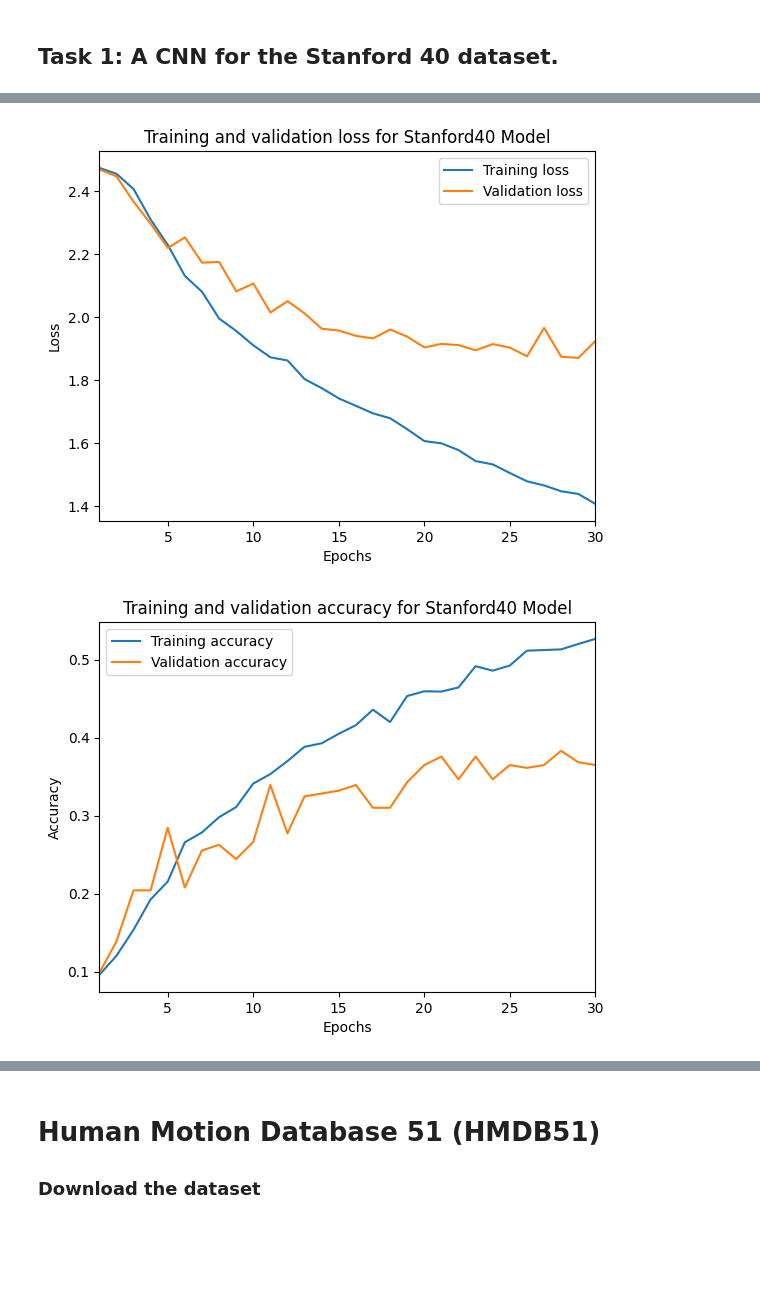
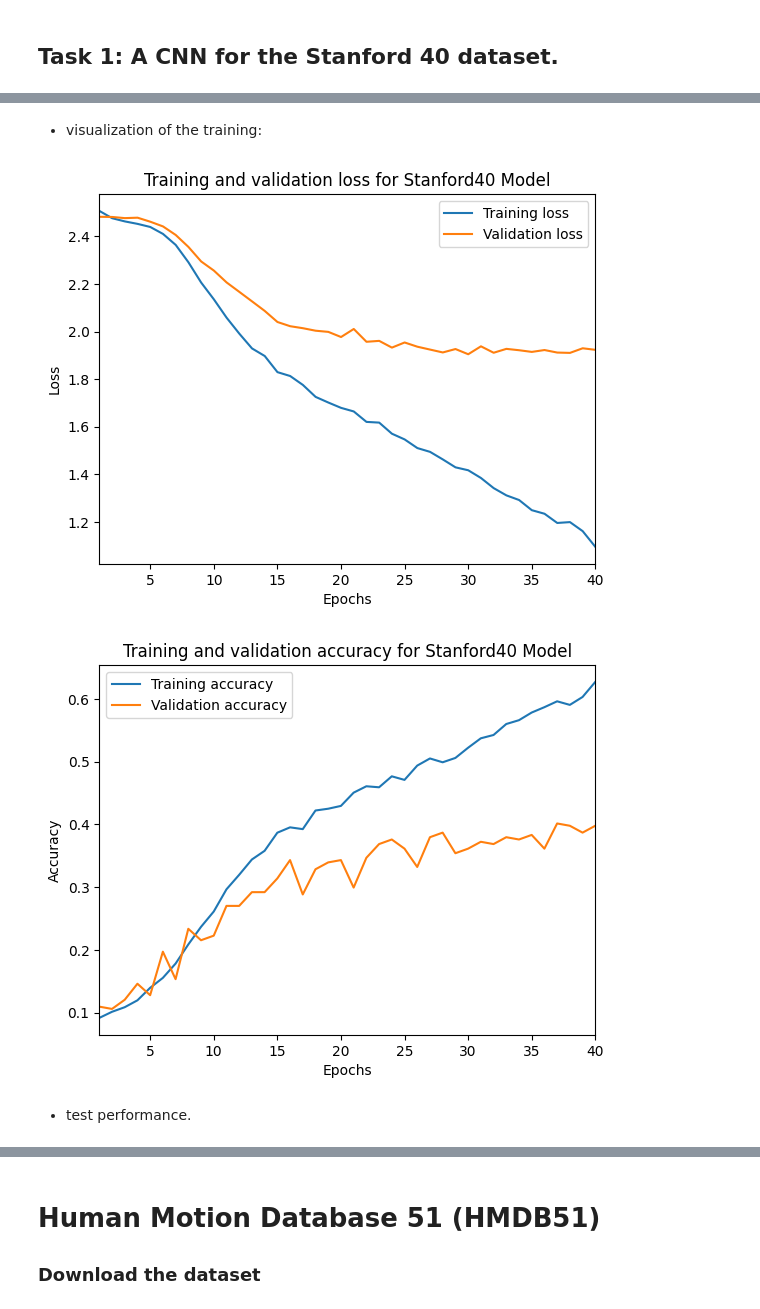
Before and after one commit to MeneerPluk/MCVAssignment5, a Jupyter notebook: Assignment_5.ipynb, the cells around one changed output, grey strips where cells are left out. Saved outputs shown, nothing was run; the diff lists cells and outputs as text; code cells hidden in the pictures; blank space fills up the shorter version.

Commit message:
stanford training and testing done

```diff
--- a/Assignment_5.ipynb
+++ b/Assignment_5.ipynb
@@ -141,34 +141,36 @@ input_layer = Input(shape=(112,112,3))
 Conv2D_1 = Conv2D(filters = 12, kernel_size = 3, padding = 'same', activation = 'relu')(input_layer)
 MaxPool_1 = MaxPooling2D()(Conv2D_1)
 
-Conv2D_2 = Conv2D(filters = 24, kernel_size = 3, padding = 'same', activation = 'relu')(MaxPool_1)
+Dropout_1 = Dropout(0.3)(MaxPool_1)
+
+Conv2D_2 = Conv2D(filters = 24, kernel_size = 3, padding = 'same', activation = 'relu')(Dropout_1)
 MaxPool_2 = MaxPooling2D()(Conv2D_2)
 
-Dropout_1 = Dropout(0.3)(MaxPool_2)
+Dropout_2 = Dropout(0.5)(MaxPool_2)
 
-Conv2D_3 = Conv2D(filters = 48, kernel_size = 3, padding = 'same', activation = 'relu')(Dropout_1)
+Conv2D_3 = Conv2D(filters = 48, kernel_size = 3, padding = 'same', activation = 'relu')(Dropout_2)
 MaxPool_3 = MaxPooling2D()(Conv2D_3)
 
-Dropout_2 = Dropout(0.3)(MaxPool_3)
+Dropout_3 = Dropout(0.3)(MaxPool_3)
 
-Conv2D_10 = Conv2D(filters = 48, kernel_size = 3, padding = 'same', activation = 'relu')(Dropout_2)
+Conv2D_10 = Conv2D(filters = 96, kernel_size = 3, padding = 'same', activation = 'relu')(Dropout_3)
 MaxPool_4 = MaxPooling2D()(Conv2D_10)
 
-Flatten_1 = Flatten()(MaxPool_4)
+Dropout_4 = Dropout(0.5)(MaxPool_4)
+
+Flatten_1 = Flatten()(Dropout_4)
 
 Dense_1 = Dense(50, activation="relu")(Flatten_1)
-Dense_3 = Dense(100, activation="relu")(Dense_1)
 
-output_layer= Dense(12, activation=tf.keras.activations.softmax)(Dense_3)
+output_layer= Dense(12, activation=tf.keras.activations.softmax)(Dense_1)
 
 ##Defining the model by specifying the input and output layers
-model = Model(inputs=input_layer, outputs=output_layer)
+stanford40_model = Model(inputs=input_layer, outputs=output_layer)
+
+stanford40_model.summary()
 
 ## defining the optimiser and loss function
-model.compile(optimizer= tf.keras.optimizers.Adam(learning_rate=0.0002),
+stanford40_model.compile(optimizer= tf.keras.optimizers.Adam(learning_rate=0.0003),
               loss=tf.keras.losses.SparseCategoricalCrossentropy(),
               metrics=['accuracy'])
-
-## training the model
-history = model.fit(stanford_train_files, train_labels, epochs=30,batch_size= 32, validation_data = (stanford_validation_files, validation_labels))
 # %% [output]
@@ -192,6 +194,14 @@ Epoch 30/30
+# %%
+## training the model
+history = stanford40_model.fit(stanford_train_files, train_labels, epochs=40,batch_size= 32, validation_data = (stanford_validation_files, validation_labels))
+stanford40_model.save_weights('Stanford40 Model/newWeights.h5')
+# %% [markdown]
+* visualization of the training:
 # %%
 import visualizationPlotting as visplot
-visplot.plotPerformance(history, 'Stanford40 Model', 30)
+visplot.plotPerformance(history, 'Stanford40 Model', 40)
 # %% [output]
-[figure, old version]
+[figure, new version]
-[figure, old version]
+[figure, new version]
+# %% [markdown]
+* test performance.
```
Also changed, not shown: parts of 3 cells of this notebook, 3 other files.
